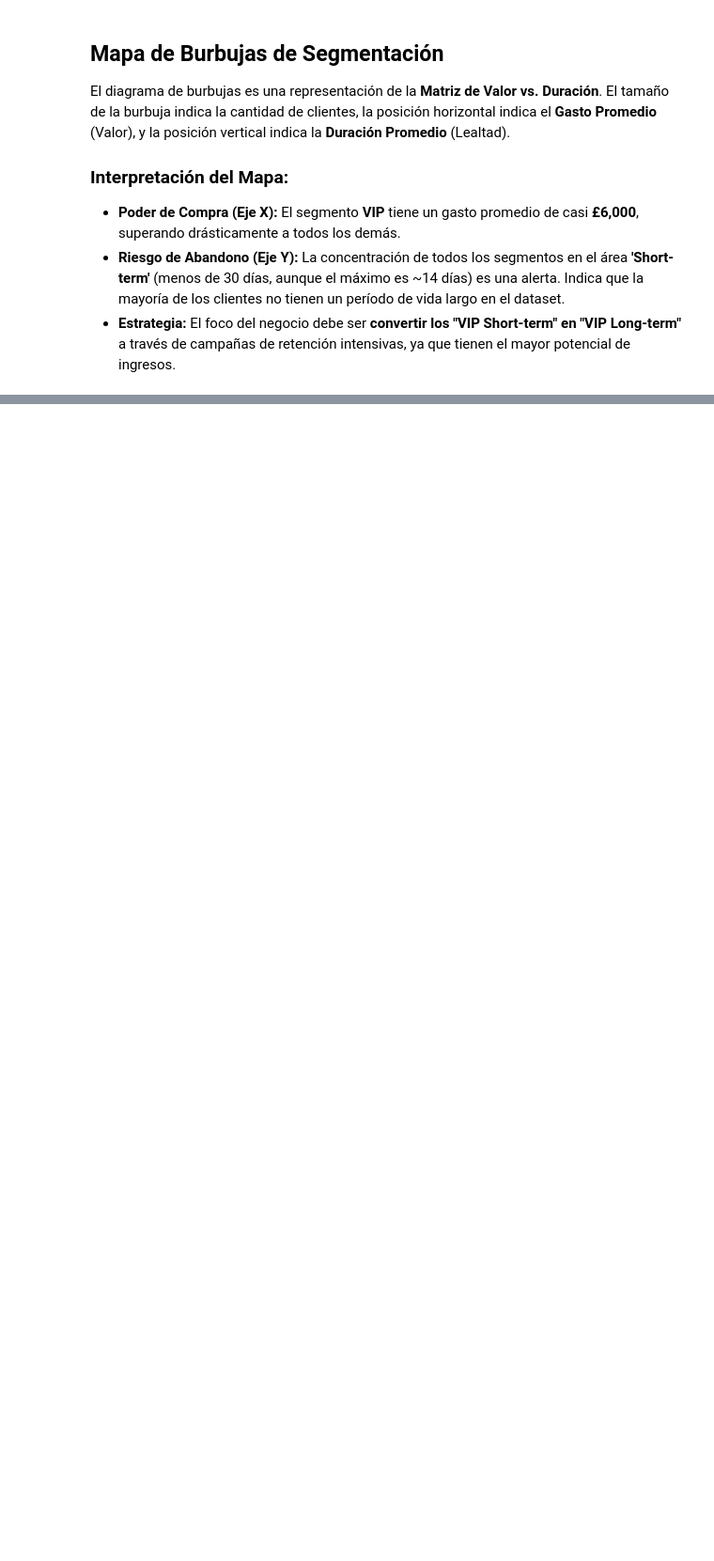
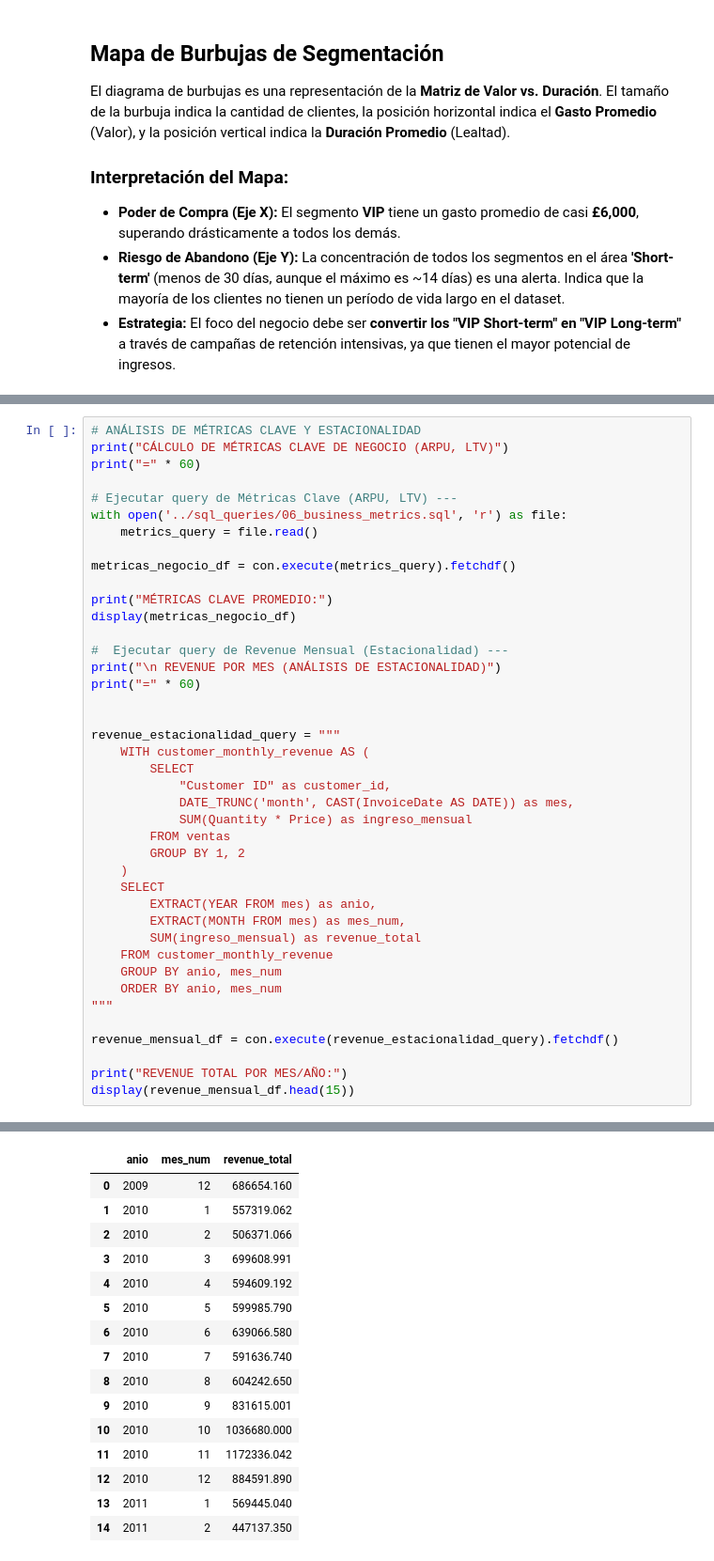
Before and after one commit to oyar23/sql-kpi-engine, a Jupyter notebook: notebooks/02_analisis_metricas_avanzadas.ipynb, the cells around one changed output, grey strips where cells are left out. Shown at 94% size. Drawn from its saved outputs; the diff is of its cells as text; blank space fills up the shorter version.

```diff
--- a/notebooks/02_analisis_metricas_avanzadas.ipynb
+++ b/notebooks/02_analisis_metricas_avanzadas.ipynb
@@ -346,0 +426,42 @@ El diagrama de burbujas es una representación de la **Matriz de Valor vs. Durac
+# %%
+# ANÁLISIS DE MÉTRICAS CLAVE Y ESTACIONALIDAD
+print("CÁLCULO DE MÉTRICAS CLAVE DE NEGOCIO (ARPU, LTV)")
+print("=" * 60)
+
+# Ejecutar query de Métricas Clave (ARPU, LTV) ---
+with open('../sql_queries/06_business_metrics.sql', 'r') as file:
+    metrics_query = file.read()
+
+metricas_negocio_df = con.execute(metrics_query).fetchdf()
+
+print("MÉTRICAS CLAVE PROMEDIO:")
+display(metricas_negocio_df)
+
+#  Ejecutar query de Revenue Mensual (Estacionalidad) ---
+print("\n REVENUE POR MES (ANÁLISIS DE ESTACIONALIDAD)")
+print("=" * 60)
+
+
+revenue_estacionalidad_query = """
+    WITH customer_monthly_revenue AS (
+        SELECT
+            "Customer ID" as customer_id,
+            DATE_TRUNC('month', CAST(InvoiceDate AS DATE)) as mes,
+            SUM(Quantity * Price) as ingreso_mensual
+        FROM ventas
+        GROUP BY 1, 2
+    )
+    SELECT
+        EXTRACT(YEAR FROM mes) as anio,
+        EXTRACT(MONTH FROM mes) as mes_num,
+        SUM(ingreso_mensual) as revenue_total
+    FROM customer_monthly_revenue
+    GROUP BY anio, mes_num
+    ORDER BY anio, mes_num
+"""
+
+revenue_mensual_df = con.execute(revenue_estacionalidad_query).fetchdf()
+
+print("REVENUE TOTAL POR MES/AÑO:")
+display(revenue_mensual_df.head(15))
+# %% [output]
@@ -346,0 +476,16 @@ El diagrama de burbujas es una representación de la **Matriz de Valor vs. Durac
+|  | anio | mes_num | revenue_total |
+| 0 | 2009 | 12 | 686654.160 |
+| 1 | 2010 | 1 | 557319.062 |
+| 2 | 2010 | 2 | 506371.066 |
+| 3 | 2010 | 3 | 699608.991 |
+| 4 | 2010 | 4 | 594609.192 |
+| 5 | 2010 | 5 | 599985.790 |
+| 6 | 2010 | 6 | 639066.580 |
+| 7 | 2010 | 7 | 591636.740 |
+| 8 | 2010 | 8 | 604242.650 |
+| 9 | 2010 | 9 | 831615.001 |
+| 10 | 2010 | 10 | 1036680.000 |
+| 11 | 2010 | 11 | 1172336.042 |
+| 12 | 2010 | 12 | 884591.890 |
+| 13 | 2011 | 1 | 569445.040 |
+| 14 | 2011 | 2 | 447137.350 |
```
Also changed, not shown: parts of 6 cells of this notebook, 3 other files.
